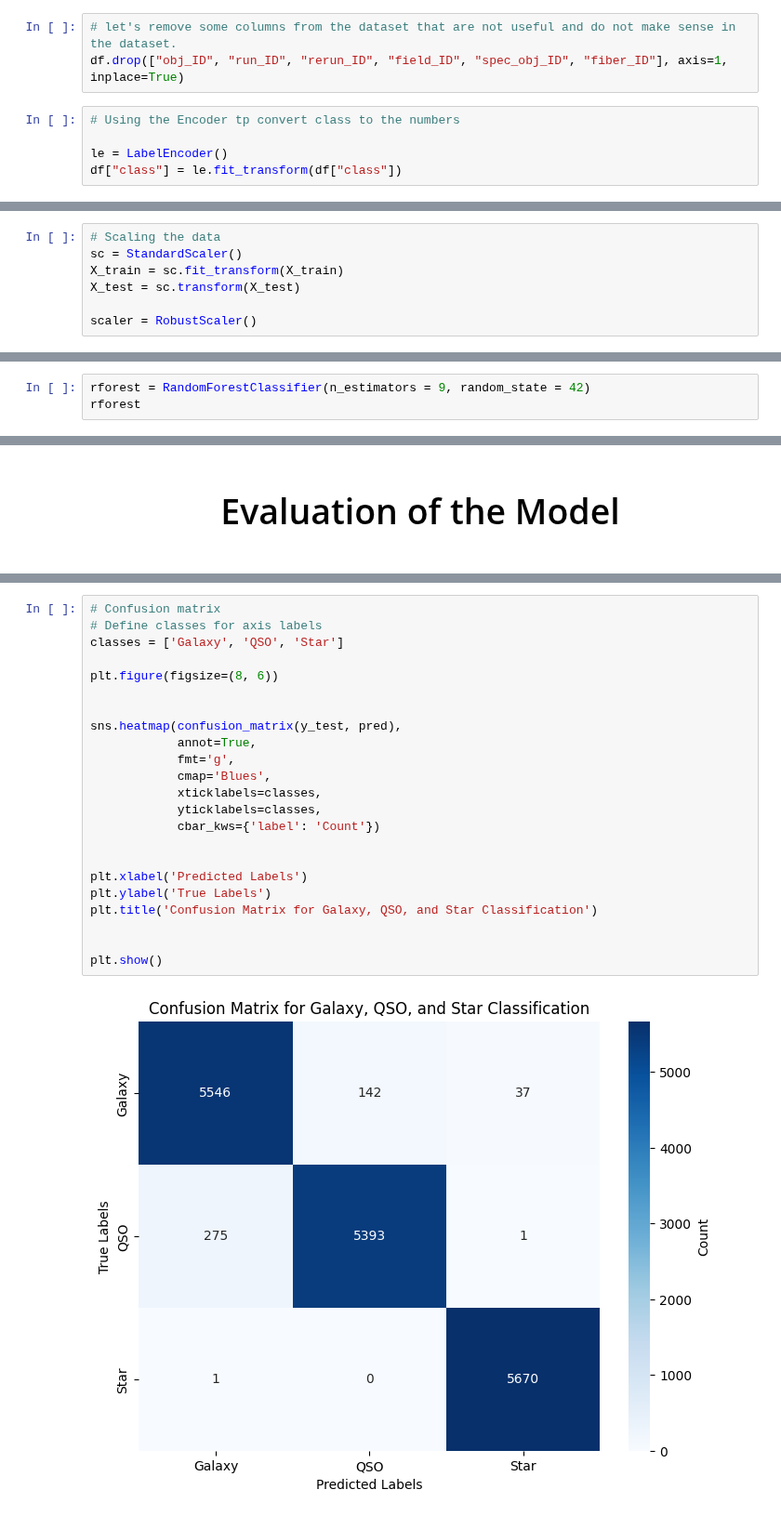
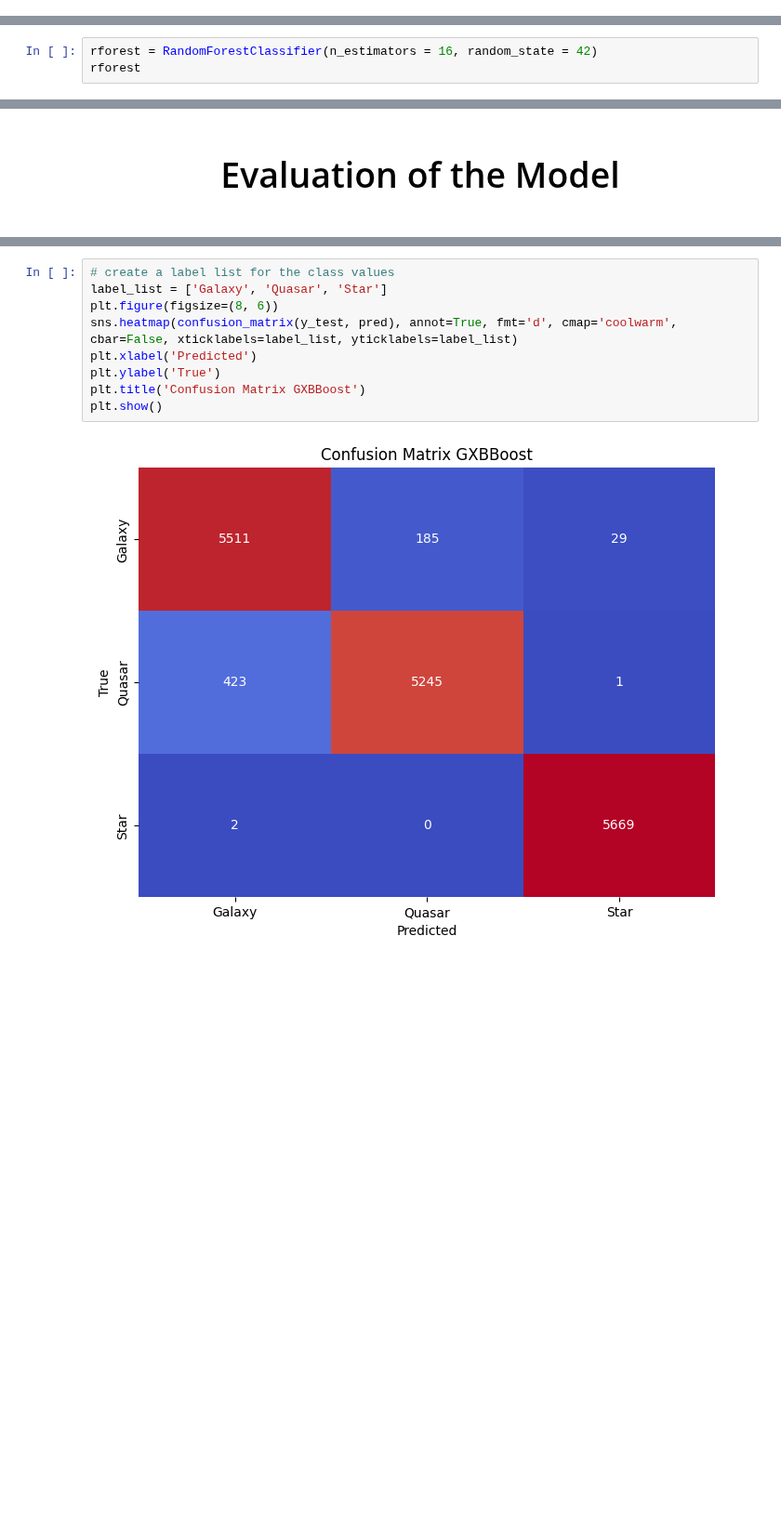
Before and after one commit to Mortti11/Deep_Learning, a Jupyter notebook: classification/RandomForest.ipynb, the cells around one changed output, grey strips where cells are left out. Shown at 93% size. Drawn from its saved outputs; the diff is of its cells as text; blank space fills up the shorter version.

```diff
--- a/classification/RandomForest.ipynb
+++ b/classification/RandomForest.ipynb
@@ -67,11 +73,3 @@ df.head(10)
 ">
   Preprocessing the Dataset
 </h1>
-# %%
-# let's remove some columns from the dataset that are not useful and do not make sense in the dataset.
-df.drop(["obj_ID", "run_ID", "rerun_ID", "field_ID", "spec_obj_ID", "fiber_ID"], axis=1, inplace=True)
-# %%
-# Using the Encoder tp convert class to the numbers
-
-le = LabelEncoder()
-df["class"] = le.fit_transform(df["class"])
@@ -201,10 +125,3 @@ Test set (X_test): (17065, 11), Target (y_test): (17065,)
-# %%
-# Scaling the data
-sc = StandardScaler()
-X_train = sc.fit_transform(X_train)
-X_test = sc.transform(X_test)
-
-scaler = RobustScaler()
 # %% [markdown]
 <h1 style="
     font-family: 'Arial', sans-serif;
@@ -272,5 +165,5 @@ plt.show()
 </div>
 # %%
-rforest = RandomForestClassifier(n_estimators = 9, random_state = 42)
+rforest = RandomForestClassifier(n_estimators = 16, random_state = 42)
 rforest
 # %% [output]
@@ -302,25 +195,11 @@ print(f"{accuracy*100:.2f}")
 # %%
-# Confusion matrix
-# Define classes for axis labels
-classes = ['Galaxy', 'QSO', 'Star']
-
+# create a label list for the class values
+label_list = ['Galaxy', 'Quasar', 'Star']
 plt.figure(figsize=(8, 6))
-
-
-sns.heatmap(confusion_matrix(y_test, pred),
-            annot=True,
-            fmt='g',
-            cmap='Blues',
-            xticklabels=classes,
-            yticklabels=classes,
-            cbar_kws={'label': 'Count'})
-
-
-plt.xlabel('Predicted Labels')
-plt.ylabel('True Labels')
-plt.title('Confusion Matrix for Galaxy, QSO, and Star Classification')
-
-
+sns.heatmap(confusion_matrix(y_test, pred), annot=True, fmt='d', cmap='coolwarm', cbar=False, xticklabels=label_list, yticklabels=label_list)
+plt.xlabel('Predicted')
+plt.ylabel('True')
+plt.title('Confusion Matrix GXBBoost')
 plt.show()
 # %% [output]
-[figure, old version]
+[figure, new version]
```
Also changed, not shown: parts of 24 cells of this notebook, 23 other files.
